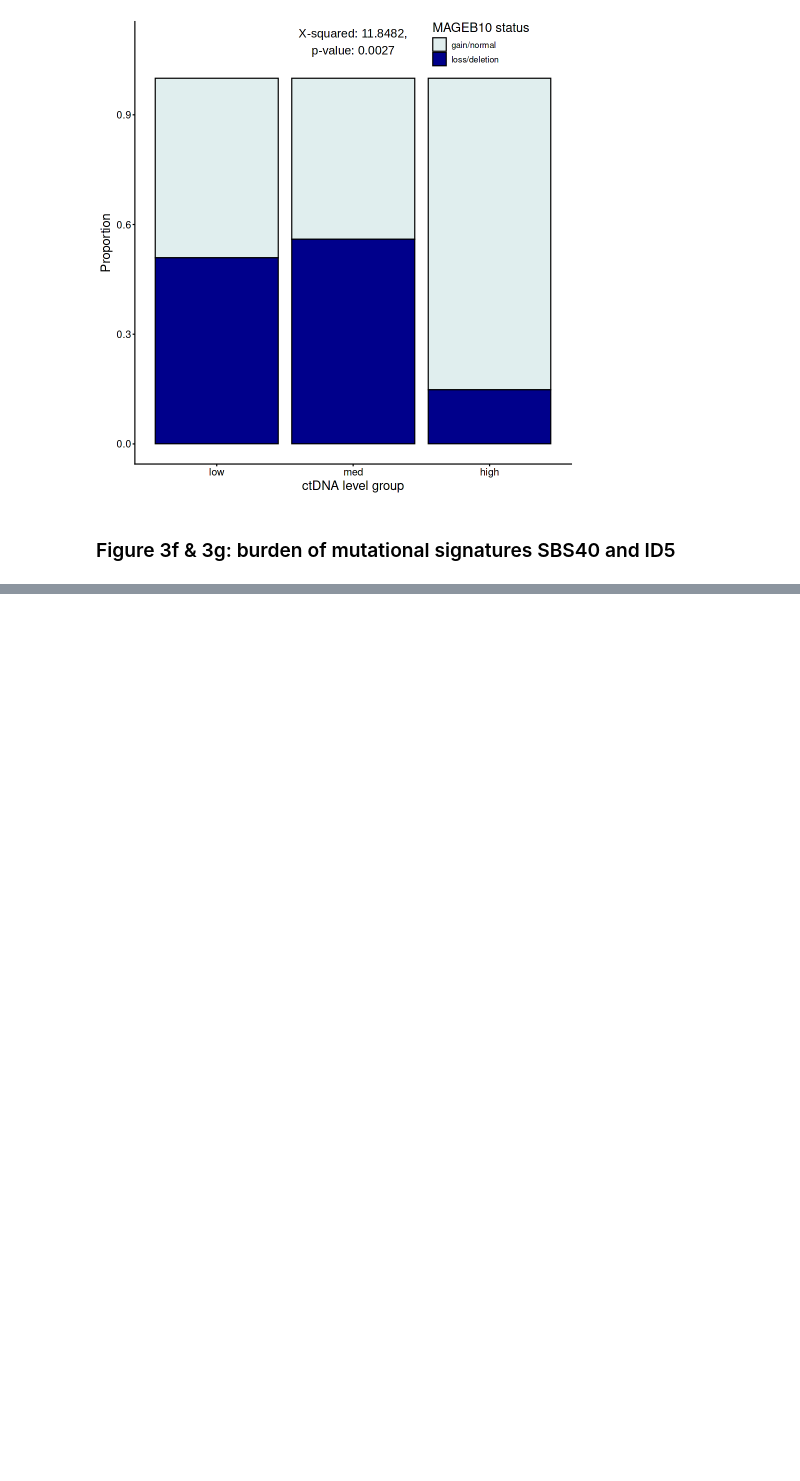
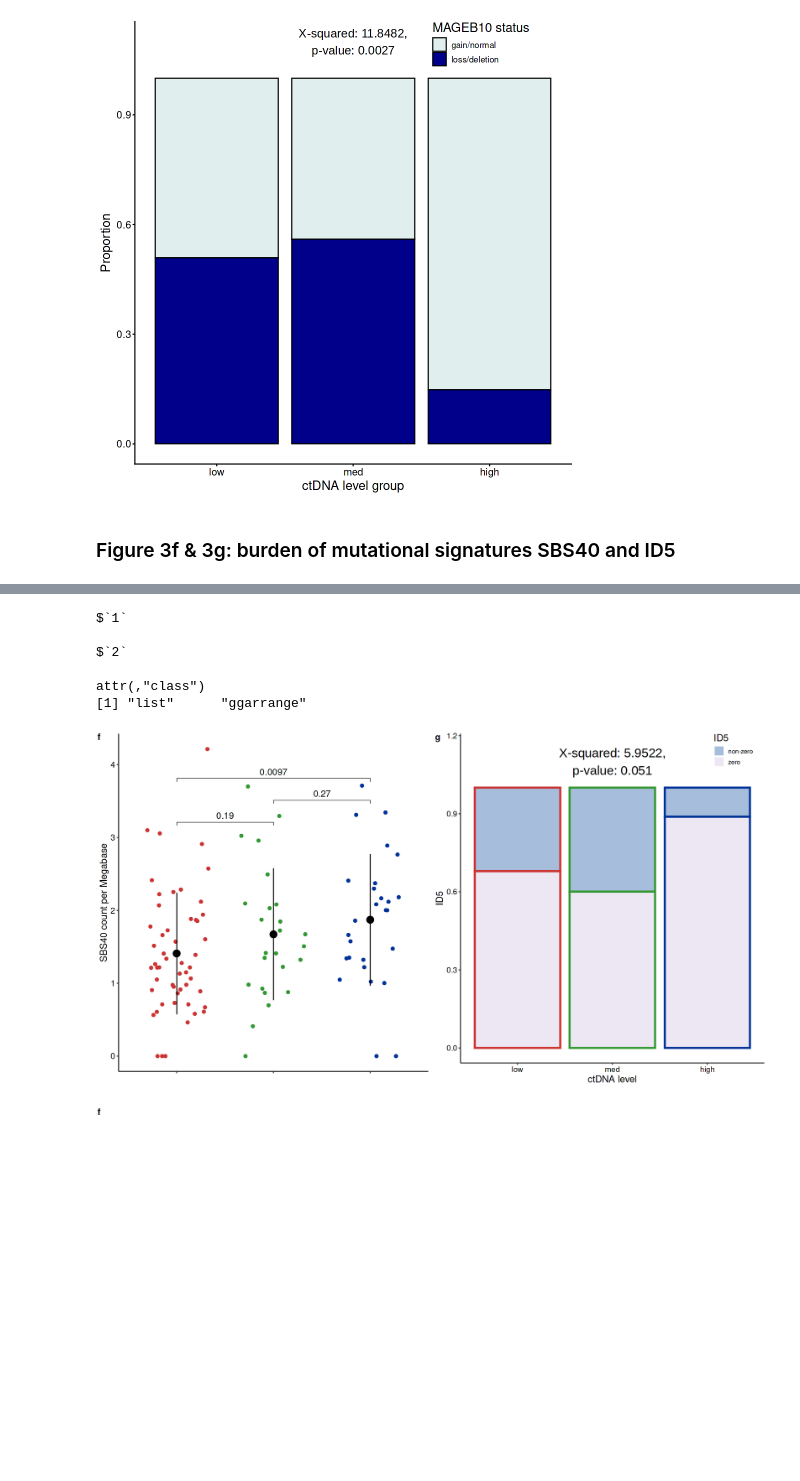
Before and after one commit to maitnnguyen/ctDNArelease_Omics_Integration, a Jupyter notebook: Journal_Submission/analysis/02_genomic_integration.ipynb, the cells around one changed output, grey strips where cells are left out. Saved outputs shown, nothing was run; the diff lists cells and outputs as text; code cells hidden in the pictures; blank space fills up the shorter version.

```diff
--- a/Journal_Submission/analysis/02_genomic_integration.ipynb
+++ b/Journal_Submission/analysis/02_genomic_integration.ipynb
@@ -175,7 +233,7 @@ Warning message in wilcox.test.default(c(0.0237924635130503, 0.0220683719541336,
 # %%
 cna_df = read.delim(paste0(project_dir, "/data/dna_CNA_hotspots.tsv"))
 
-fig3f <- cna_df |>
+fig3e <- cna_df |>
 ggplot(aes(x = factor(ctdna_lev, levels=c('low','med','high')))) + #geom_bar()
 geom_bar(aes(fill = factor(MAGEB10.status, levels=c('gain/normal','loss/deletion'))),
         position = 'fill', color='black', show.legend = T) +
@@ -260,0 +346,6 @@ sig_df4 <- mut_id_sample_prop |>
+# %%
+  options(repr.plot.width = 15, repr.plot.height = 8)
+  #svg('results/figures_Dec25/sbs40.svg', width = 4, height = 3.5)
+  ggarrange(fig3f, fig3g, ncol=2, labels = c('f','g'))
+  #dev.off()
+# %% [output]
@@ -260,0 +356,8 @@ sig_df4 <- mut_id_sample_prop |>
+$`1`
+
+$`2`
+
+attr(,"class")
+[1] "list"      "ggarrange"
+[figure, added]
+[figure, added]
```
Also changed, not shown: parts of 6 cells of this notebook.
